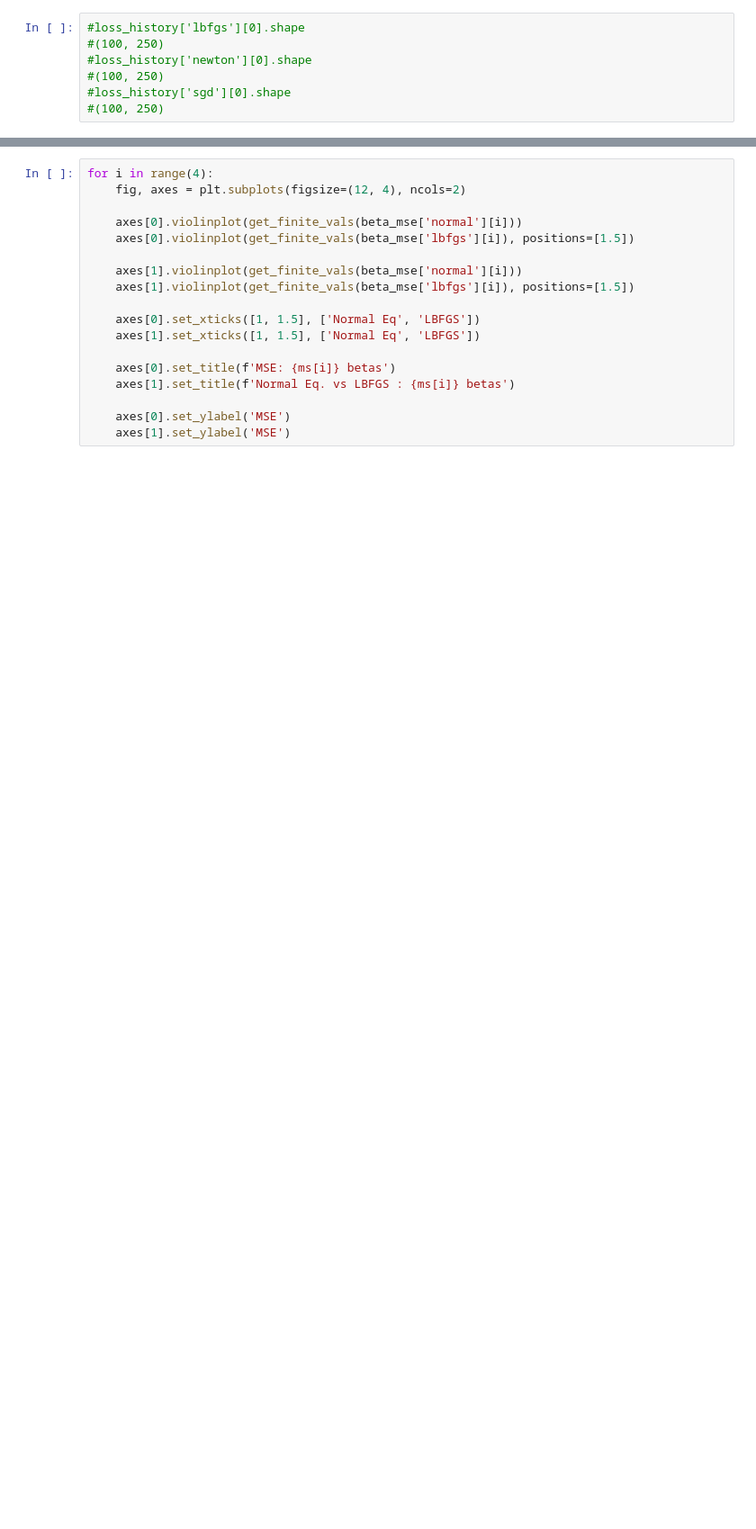
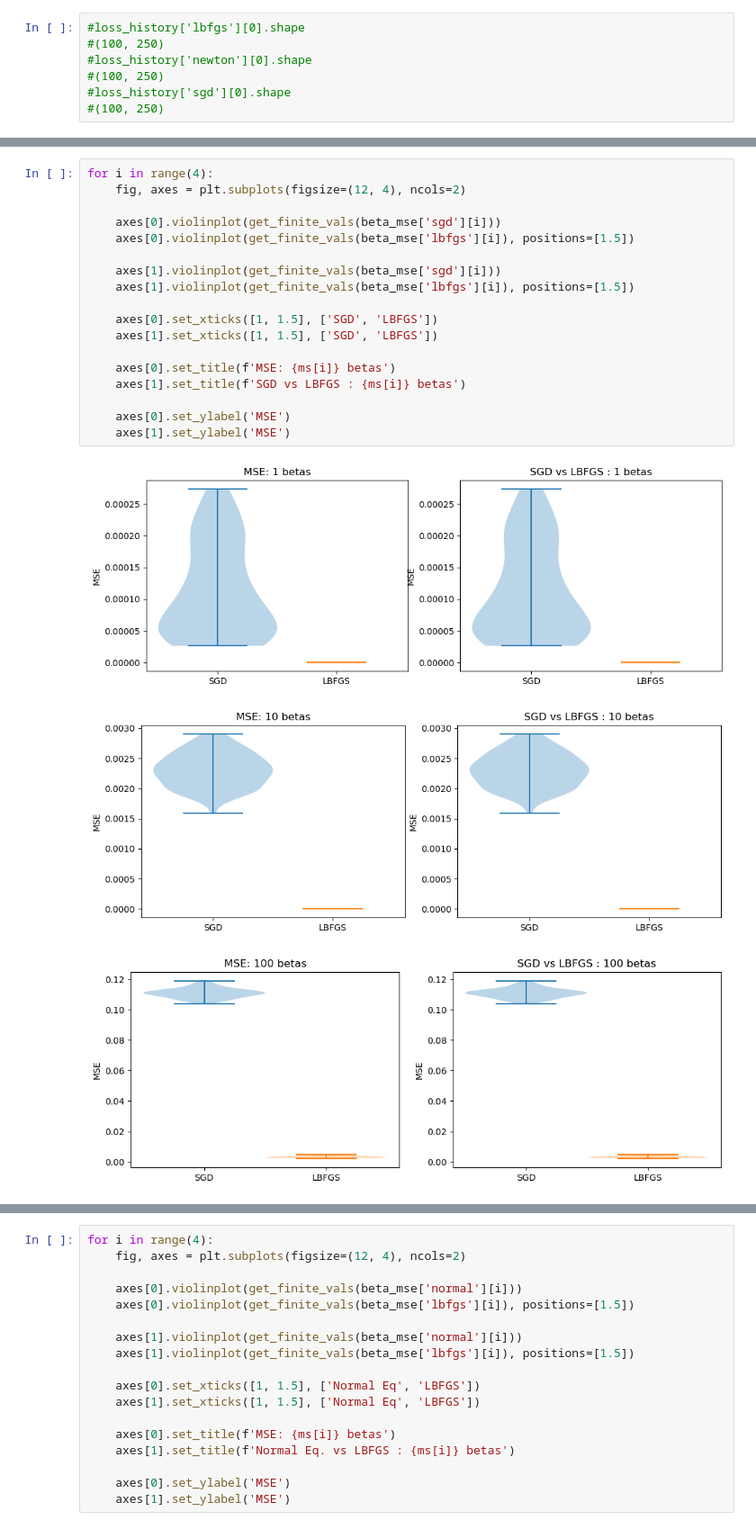
Before and after one commit to ryanhammonds/dsc210, a Jupyter notebook: project/Optimization Work.ipynb, the cells around one changed output, grey strips where cells are left out. Shown at 90% size. Saved outputs shown, nothing was run; the diff lists cells and outputs as text; blank space fills up the shorter version.

```diff
--- a/project/Optimization Work.ipynb
+++ b/project/Optimization Work.ipynb
@@ -711,0 +675,22 @@ ValueError: zero-size array to reduction operation minimum which has no identity
+# %%
+for i in range(4):
+    fig, axes = plt.subplots(figsize=(12, 4), ncols=2)
+
+    axes[0].violinplot(get_finite_vals(beta_mse['sgd'][i]))
+    axes[0].violinplot(get_finite_vals(beta_mse['lbfgs'][i]), positions=[1.5])
+
+    axes[1].violinplot(get_finite_vals(beta_mse['sgd'][i]))
+    axes[1].violinplot(get_finite_vals(beta_mse['lbfgs'][i]), positions=[1.5])
+
+    axes[0].set_xticks([1, 1.5], ['SGD', 'LBFGS'])
+    axes[1].set_xticks([1, 1.5], ['SGD', 'LBFGS'])
+
+    axes[0].set_title(f'MSE: {ms[i]} betas')
+    axes[1].set_title(f'SGD vs LBFGS : {ms[i]} betas')
+
+    axes[0].set_ylabel('MSE')
+    axes[1].set_ylabel('MSE')
+# %% [output]
+[figure, added]
+[figure, added]
+[figure, added]
```
Also changed, not shown: parts of 17 cells of this notebook.
